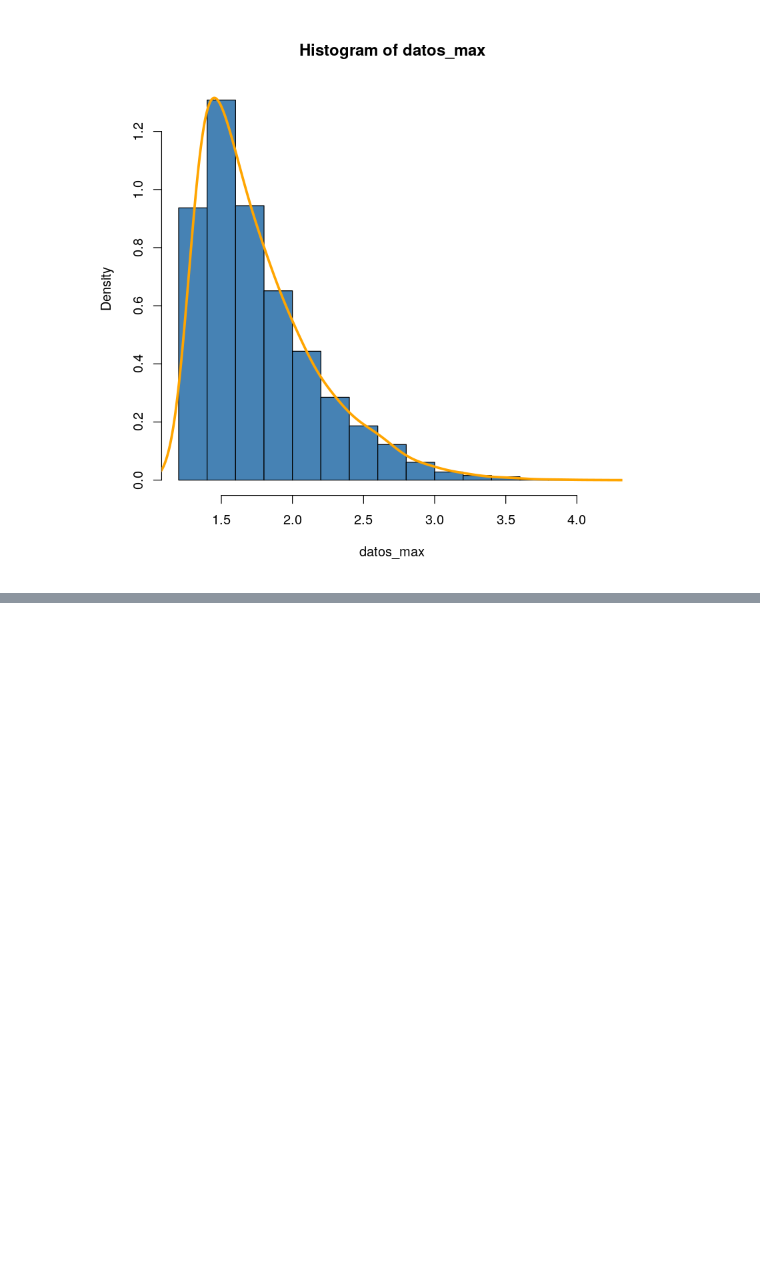
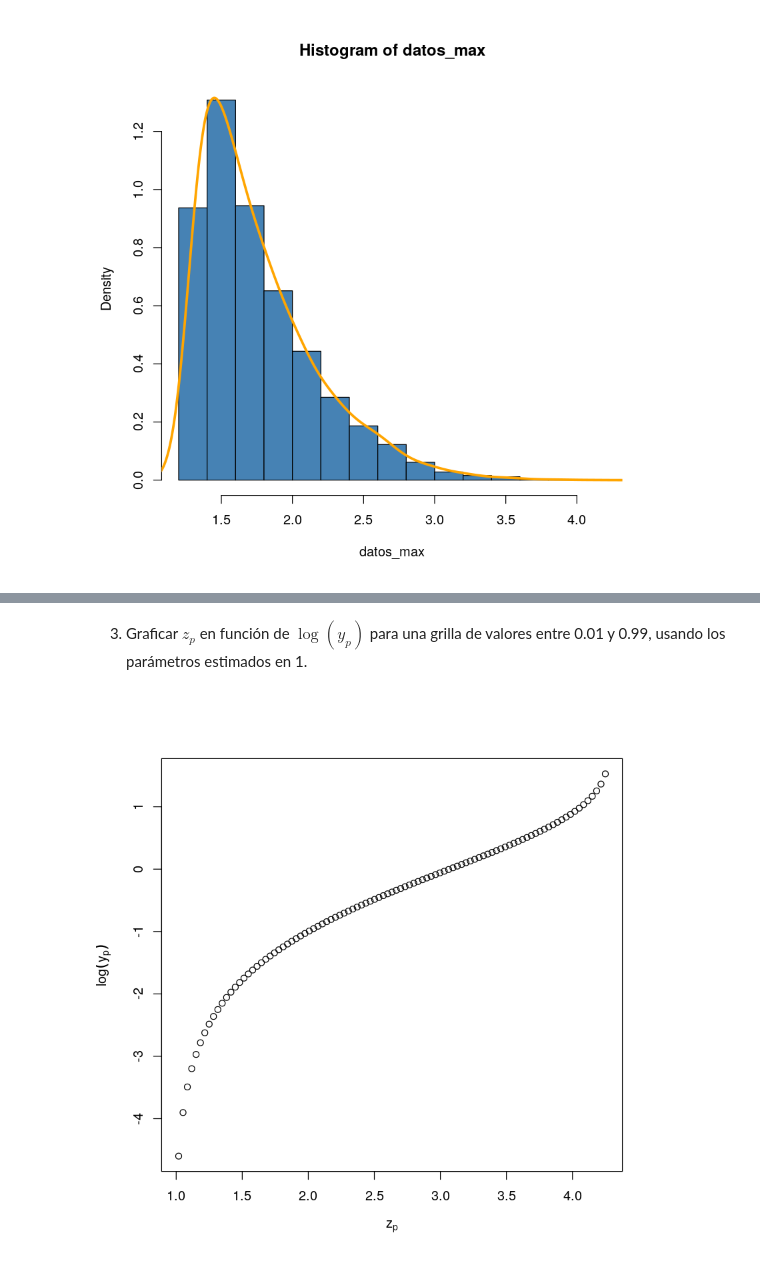
Before and after one commit to carluarevalo/Extreme_value_analysis, a Jupyter notebook: Scripts/Guia-1.ipynb, the cells around one changed output, grey strips where cells are left out. Drawn from its saved outputs; the diff is of its cells as text; code cells hidden in the pictures; blank space fills up the shorter version.

```diff
--- a/Scripts/Guia-1.ipynb
+++ b/Scripts/Guia-1.ipynb
@@ -85,0 +157,25 @@ lines(g_estim, lwd=3, col='orange')
+# %%
+estim_zp <- function(p, mu, sigma){
+    zp <- mu - sigma * log( -log(1-p) )
+    return(zp)
+}
+# %% [markdown]
+3. Graficar $z_p$ en función de $\log(y_p)$ para una grilla de valores entre 0.01 y 0.99, usando los parámetros estimados en 1.
+# %%
+mu    <- 0.03636916#gum$mle[1]
+sigma <- 0.98582371#gum$mle[2]
+# %%
+gridp <- seq(0.01, 0.99, 0.01)
+m <- length(gridp)
+estims <- rep(NA, m)
+logyps <- rep(NA, m)
+for(i in 1:m){
+    p <- gridp[i]
+    estims[i] <- estim_zp(mu, sigma, p)
+    yp <- -log(1-p)
+    logyps[i] <- log(yp)
+}
+# %%
+plot(estims, logyps, xlab=expression(z[p]), ylab=expression(log(y[p])))
+# %% [output]
+[figure, added]
```
Also changed, not shown: parts of 14 cells of this notebook, 2 other files.
